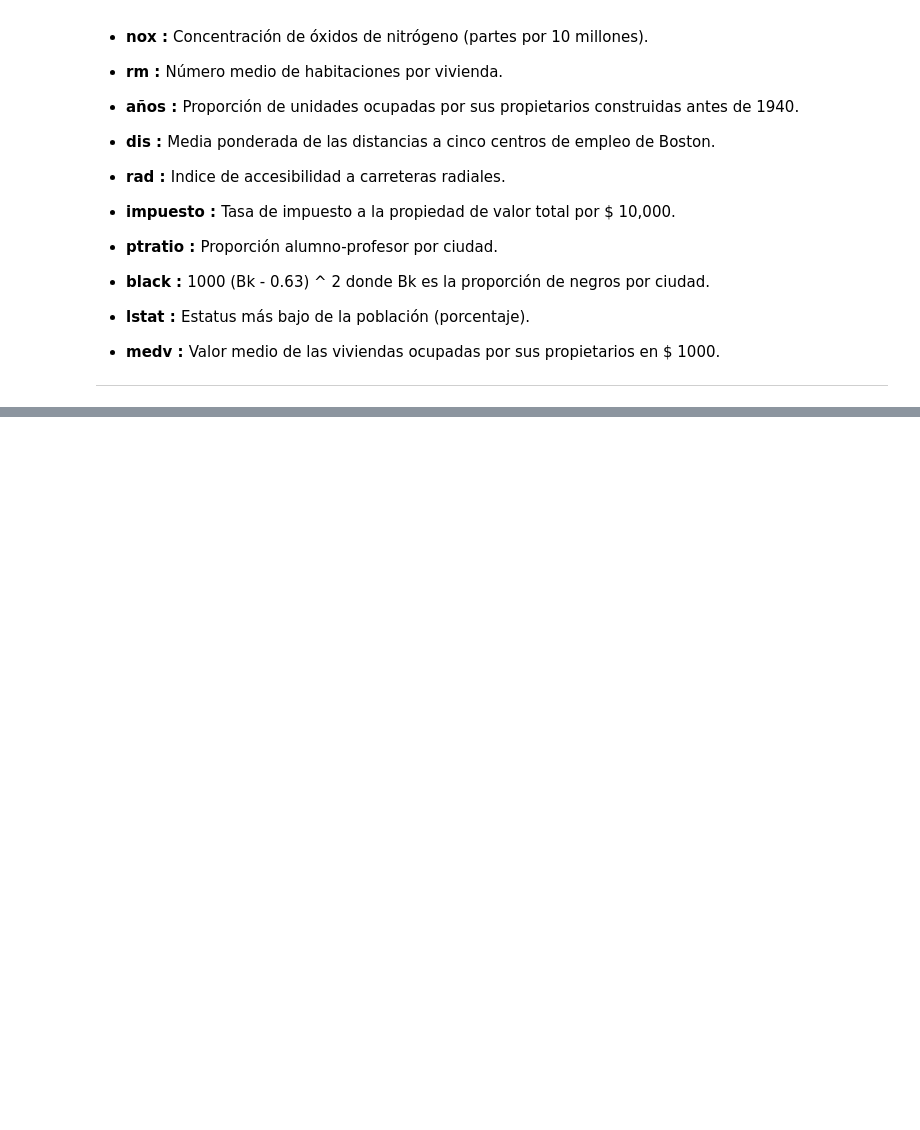
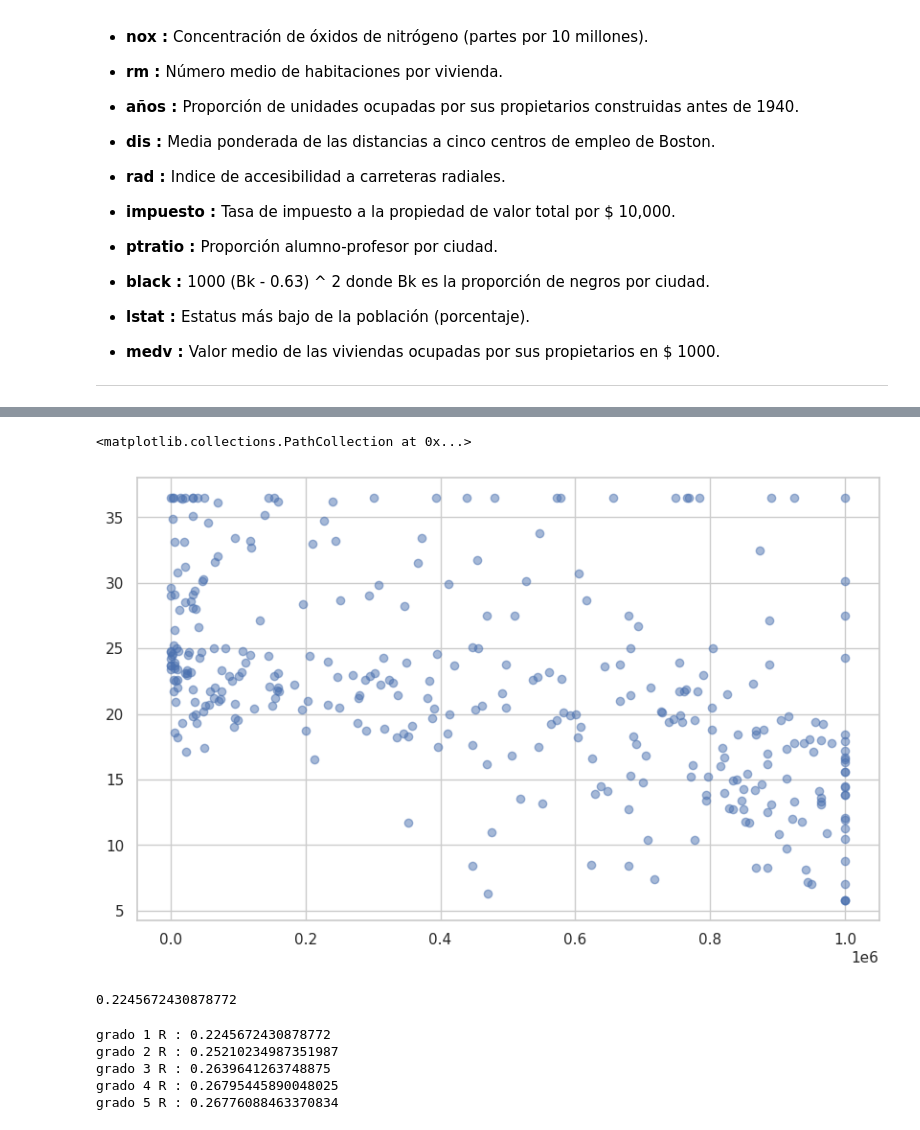
Before and after one commit to JCaballerot/Machine-Learning-Program, a Jupyter notebook: Supervised_models/Linear_regression/Lab_Boston_Housing_v2.ipynb, the cells around one changed output, grey strips where cells are left out. Drawn from its saved outputs; the diff is of its cells as text; code cells hidden in the pictures; blank space fills up the shorter version.

```diff
--- a/Supervised_models/Linear_regression/Lab_Boston_Housing_v2.ipynb
+++ b/Supervised_models/Linear_regression/Lab_Boston_Housing_v2.ipynb
@@ -780,0 +880,21 @@ X_train[['RM_tric_imp_std',
+# %%
+plt.scatter(train.AGE_tric**3, train.MEDV_tric, alpha = 0.5)
+# %% [output]
+<matplotlib.collections.PathCollection at 0x...>
+[figure, added]
+# %%
+temp = train[['MEDV_tric', 'AGE_tric']].dropna()
+# %% [output]
+0.2245672430878772
+# %%
+
+for i in [1, 2, 3, 4, 5]:
+  temp = train[['MEDV_tric', 'AGE_tric']].copy().dropna()
+  temp['AGE_tric'] = temp['AGE_tric']**i
+  print(f"grado {i} R : {temp.corr()[:1].AGE_tric.values[0]**2}")
+# %% [output]
+grado 1 R : 0.2245672430878772
+grado 2 R : 0.25210234987351987
+grado 3 R : 0.2639641263748875
+grado 4 R : 0.26795445890048025
+grado 5 R : 0.26776088463370834
```
Also changed, not shown: parts of 21 cells of this notebook.
